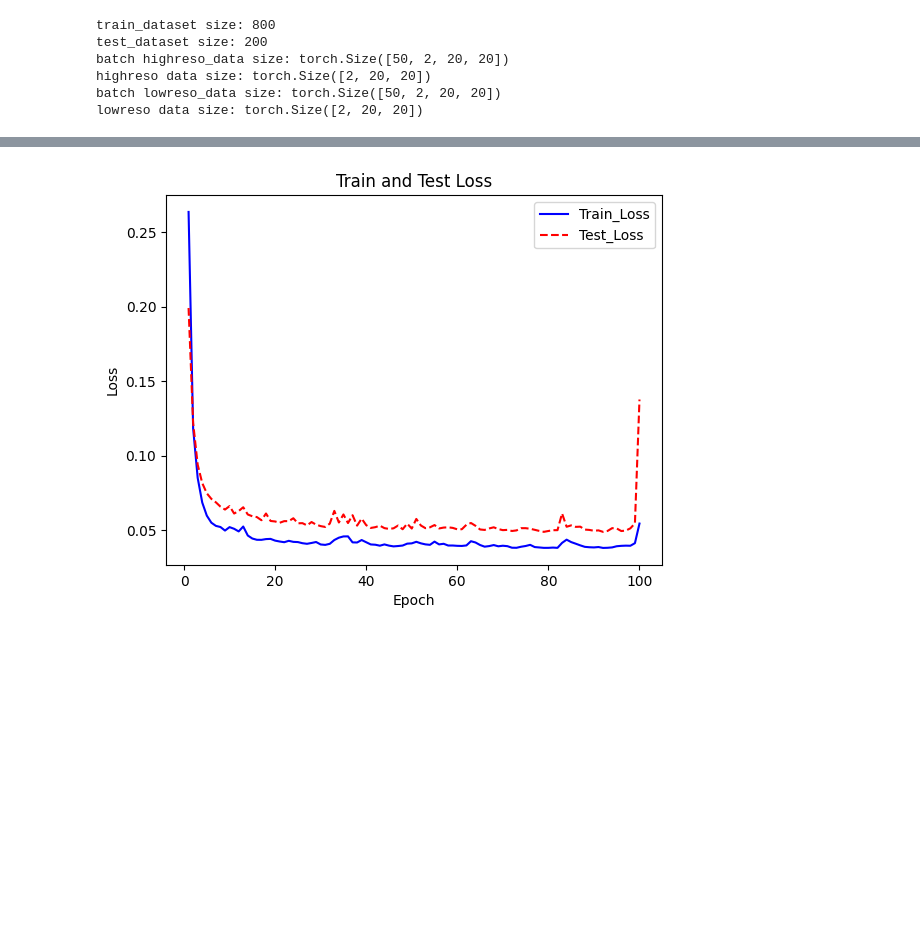
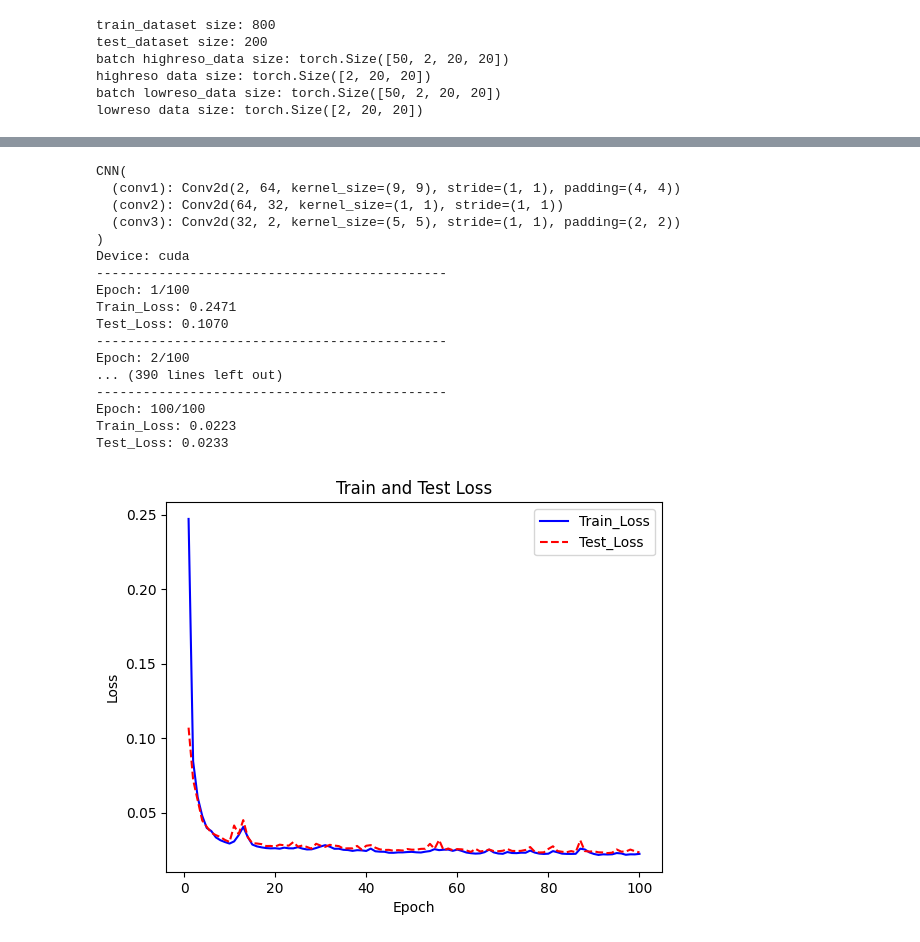
Before and after one commit to htymjun/da-sr, a Jupyter notebook: srgcnn.ipynb, the cells around one changed output, grey strips where cells are left out. Cells and saved outputs as stored; diff of their text form; code cells hidden in the pictures; blank space fills up the shorter version.

```diff
--- a/srgcnn.ipynb
+++ b/srgcnn.ipynb
@@ -211,7 +192,19 @@ Device: cuda
-# %%
-# define loss function
-criterion = nn.MSELoss()
-
-# define optimizer
-optimizer = optim.Adam(net.parameters())
+# %%
+# define Convolutional Neural Network
+class CNN(nn.Module):
+  def __init__(self):
+    super(CNN, self).__init__()
+    self.conv1 = nn.Conv2d(in_channels=2, out_channels=64, kernel_size=9, stride=1, padding=4)
+    self.conv2 = nn.Conv2d(in_channels=64, out_channels=32, kernel_size=1, stride=1, padding=0)
+    self.conv3 = nn.Conv2d(in_channels=32, out_channels=2, kernel_size=5, stride=1, padding=2)
+  def forward(self, x):
+    input_size = x[0,0,:,:].size()
+    x = self.conv1(x)
+    x = self.conv2(x)
+    x = self.conv3(x)
+    # pooling
+    x = F.max_pool2d(x, kernel_size=2, stride=1, padding=0)
+    # up-scaling
+    x = F.interpolate(x,size=input_size, mode='bicubic',align_corners=False)
+    return x
 # %%
@@ -296,14 +272,49 @@ Test_Loss: 0.1377
 # %%
+# use GPU
+device = torch.device('cuda' if torch.cuda.is_available() else 'cpu')
+net_CNN = CNN().to(device)    # choose CNN
+print(net_CNN)
+# check device
+print("Device: {}".format(device))
+
+# define loss function
+criterion = nn.MSELoss()
+
+# define optimizer
+optimizer = optim.Adam(net_CNN.parameters())
+
+# define epoch
+epoch = 100
+
+net_CNN, train_loss_list, test_loss_list = trainNN(net_CNN,optimizer,criterion,train_batch,test_batch,epoch)
+
 # loss（MSE）
 plt.figure()
 plt.title('Train and Test Loss')
 plt.xlabel('Epoch')
 plt.ylabel('Loss')
 plt.plot(range(1, epoch+1), train_loss_list, color='blue',
          linestyle='-', label='Train_Loss')
 plt.plot(range(1, epoch+1), test_loss_list, color='red',
          linestyle='--', label='Test_Loss')
 plt.legend()
 plt.show()
 # %% [output]
+CNN(
+  (conv1): Conv2d(2, 64, kernel_size=(9, 9), stride=(1, 1), padding=(4, 4))
+  (conv2): Conv2d(64, 32, kernel_size=(1, 1), stride=(1, 1))
+  (conv3): Conv2d(32, 2, kernel_size=(5, 5), stride=(1, 1), padding=(2, 2))
+)
+Device: cuda
+---------------------------------------------
+Epoch: 1/100
+Train_Loss: 0.2471
+Test_Loss: 0.1070
+---------------------------------------------
+Epoch: 2/100
+... (390 lines left out)
+---------------------------------------------
+Epoch: 100/100
+Train_Loss: 0.0223
+Test_Loss: 0.0233
-[figure, old version]
+[figure, new version]
```
Also changed, not shown: parts of 7 cells of this notebook.
